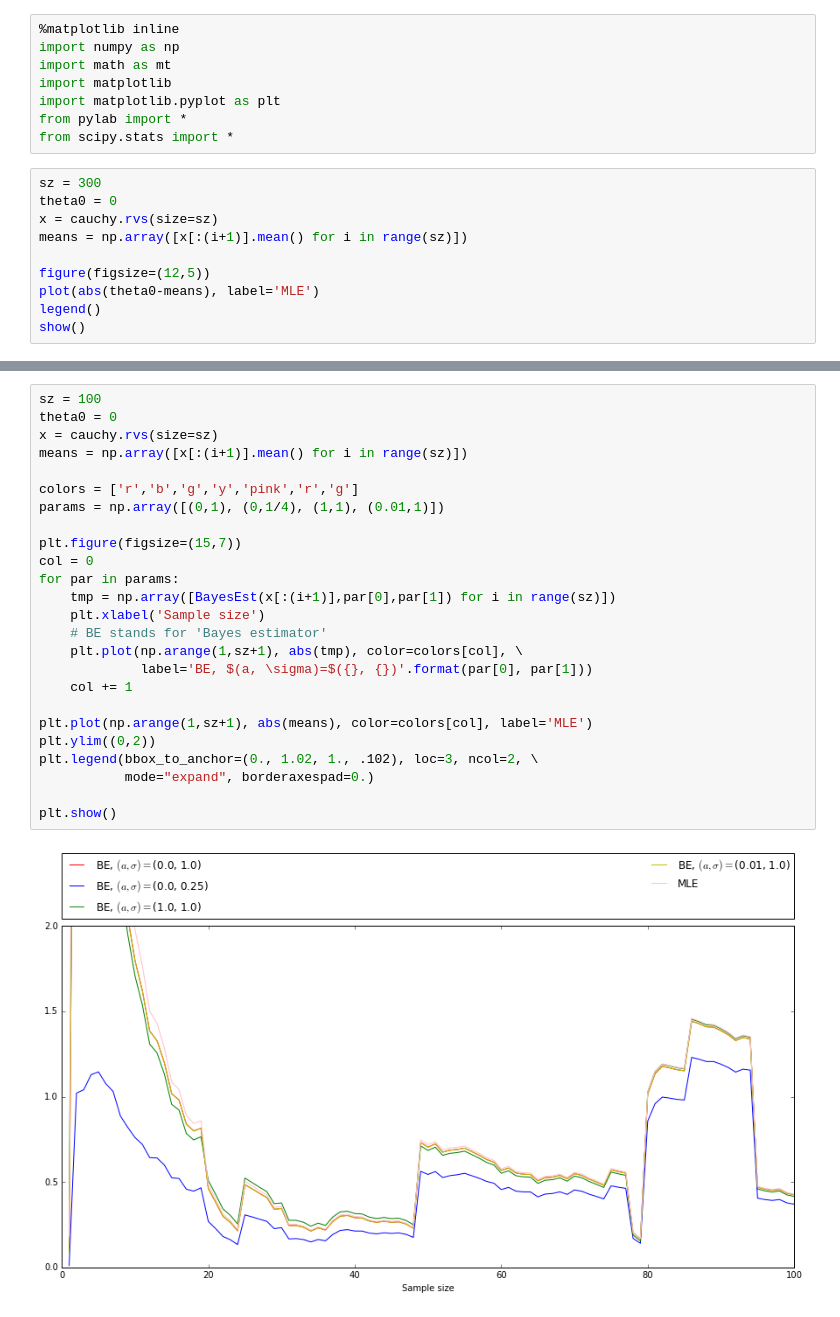
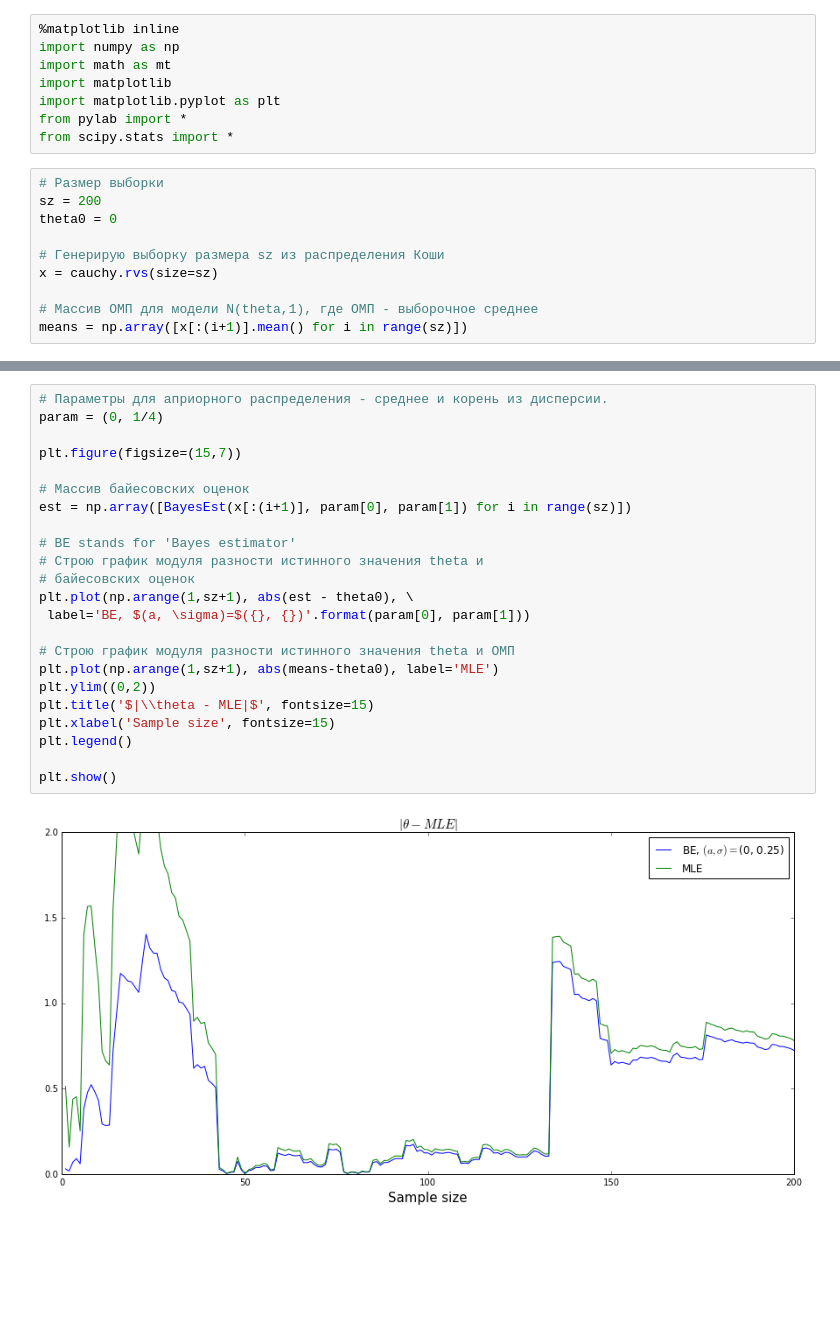
Before and after one commit to akarazeev/MathStatistics-4sem-MIPT-2016, a Jupyter notebook: 5. Байесовские оценки/7.3.ipynb, the cells around one changed output, grey strips where cells are left out. Saved outputs shown, nothing was run; the diff lists cells and outputs as text; blank space fills up the shorter version.

```diff
--- a/5. Байесовские оценки/7.3.ipynb
+++ b/5. Байесовские оценки/7.3.ipynb
@@ -9,12 +9,12 @@ import matplotlib.pyplot as plt
 from pylab import *
 from scipy.stats import *
 # %%
-sz = 300
+# Размер выборки
+sz = 200
 theta0 = 0
+
+# Генерирую выборку размера sz из распределения Коши
 x = cauchy.rvs(size=sz)
+
+# Массив ОМП для модели N(theta,1), где ОМП - выборочное среднее
 means = np.array([x[:(i+1)].mean() for i in range(sz)])
-
-figure(figsize=(12,5))
-plot(abs(theta0-means), label='MLE')
-legend()
-show()
@@ -26,27 +39,25 @@ def BayesEst(x, a, sigma):
 # %%
-sz = 100
-theta0 = 0
-x = cauchy.rvs(size=sz)
-means = np.array([x[:(i+1)].mean() for i in range(sz)])
-
-colors = ['r','b','g','y','pink','r','g']
-params = np.array([(0,1), (0,1/4), (1,1), (0.01,1)])
+# Параметры для априорного распределения - среднее и корень из дисперсии.
+param = (0, 1/4)
 
 plt.figure(figsize=(15,7))
-col = 0
-for par in params:
-    tmp = np.array([BayesEst(x[:(i+1)],par[0],par[1]) for i in range(sz)])
-    plt.xlabel('Sample size')
-    # BE stands for 'Bayes estimator'
-    plt.plot(np.arange(1,sz+1), abs(tmp), color=colors[col], \
-             label='BE, $(a, \sigma)=$({}, {})'.format(par[0], par[1]))
-    col += 1
 
-plt.plot(np.arange(1,sz+1), abs(means), color=colors[col], label='MLE')
+# Массив байесовских оценок
+est = np.array([BayesEst(x[:(i+1)], param[0], param[1]) for i in range(sz)])
+
+# BE stands for 'Bayes estimator'
+# Строю график модуля разности истинного значения theta и
+# байесовских оценок
+plt.plot(np.arange(1,sz+1), abs(est - theta0), \
+ label='BE, $(a, \sigma)=$({}, {})'.format(param[0], param[1]))
+
+# Строю график модуля разности истинного значения theta и ОМП
+plt.plot(np.arange(1,sz+1), abs(means-theta0), label='MLE')
 plt.ylim((0,2))
-plt.legend(bbox_to_anchor=(0., 1.02, 1., .102), loc=3, ncol=2, \
-           mode="expand", borderaxespad=0.)
+plt.title('$|\\theta - MLE|$', fontsize=15)
+plt.xlabel('Sample size', fontsize=15)
+plt.legend()
 
 plt.show()
 # %% [output]
-[figure, old version]
+[figure, new version]
```
Also changed, not shown: parts of 5 cells of this notebook, 8 other files.
